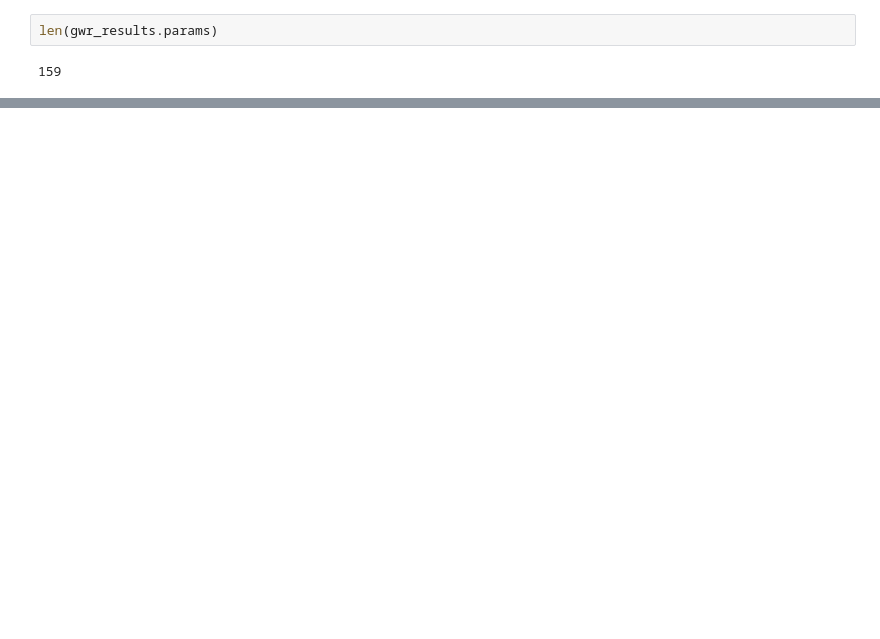
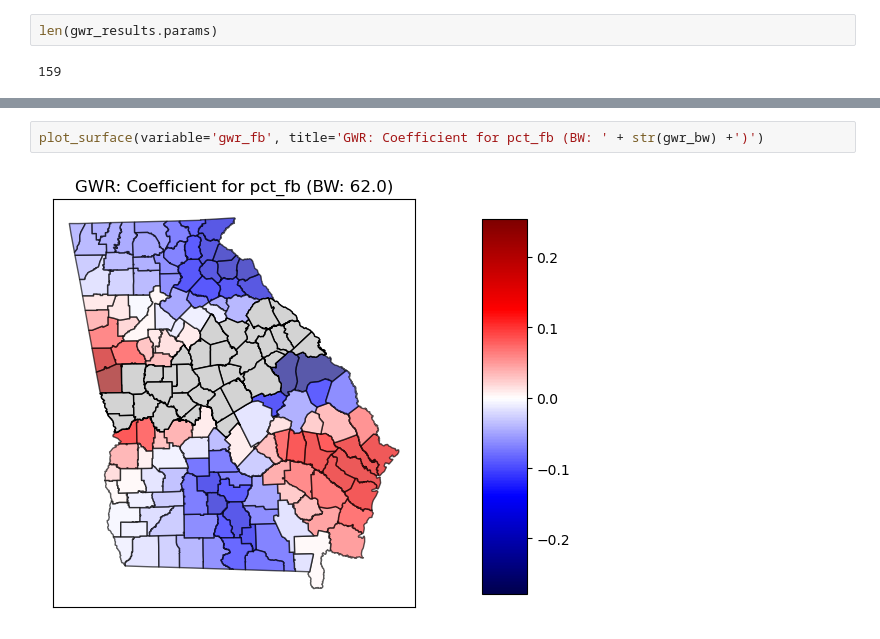
Before and after one commit to anhdangqb/qb-reading-club, a Jupyter notebook: geospatial-ds/Spatial_Modelling.ipynb, the cells around one changed output, grey strips where cells are left out. Saved outputs shown, nothing was run; the diff lists cells and outputs as text; blank space fills up the shorter version.

```diff
--- a/geospatial-ds/Spatial_Modelling.ipynb
+++ b/geospatial-ds/Spatial_Modelling.ipynb
@@ -246,0 +318,4 @@ X3                       -0.328      0.060     -0.464     -0.308     -0.241
+# %%
+plot_surface(variable='gwr_fb', title='GWR: Coefficient for pct_fb (BW: ' + str(gwr_bw) +')')
+# %% [output]
+[figure, added]
```
Also changed, not shown: parts of 12 cells of this notebook.
